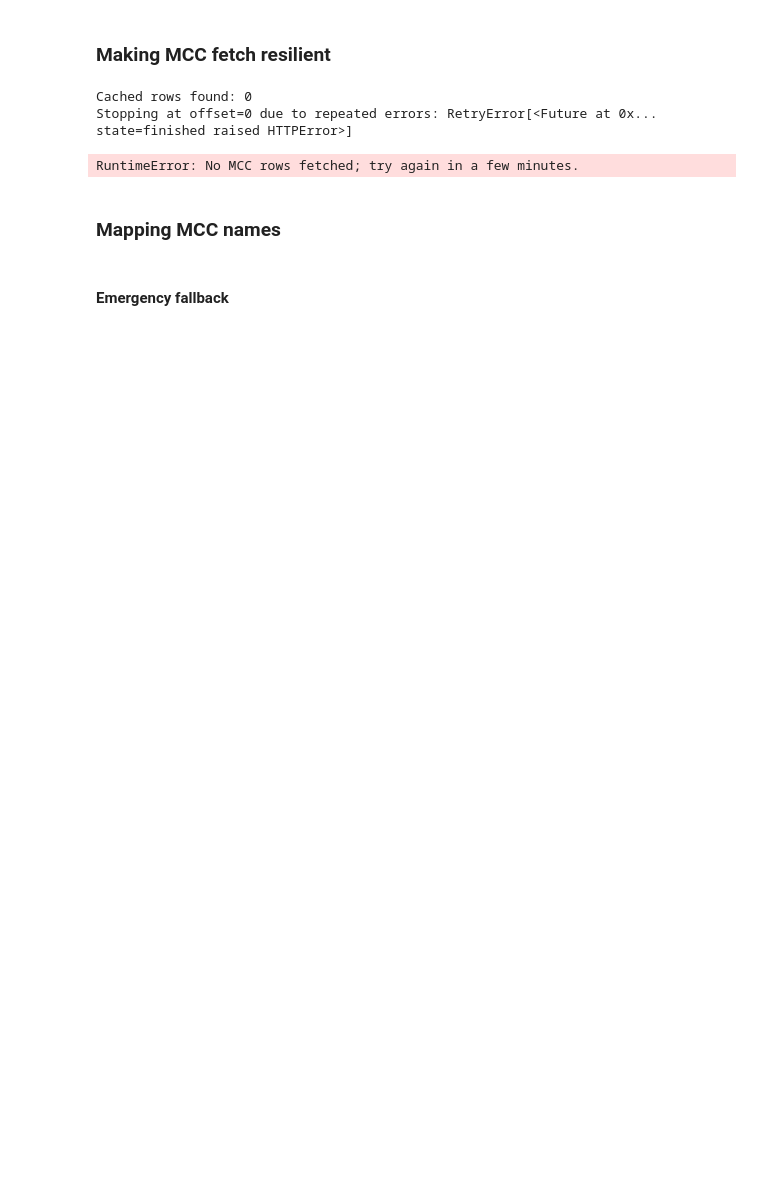
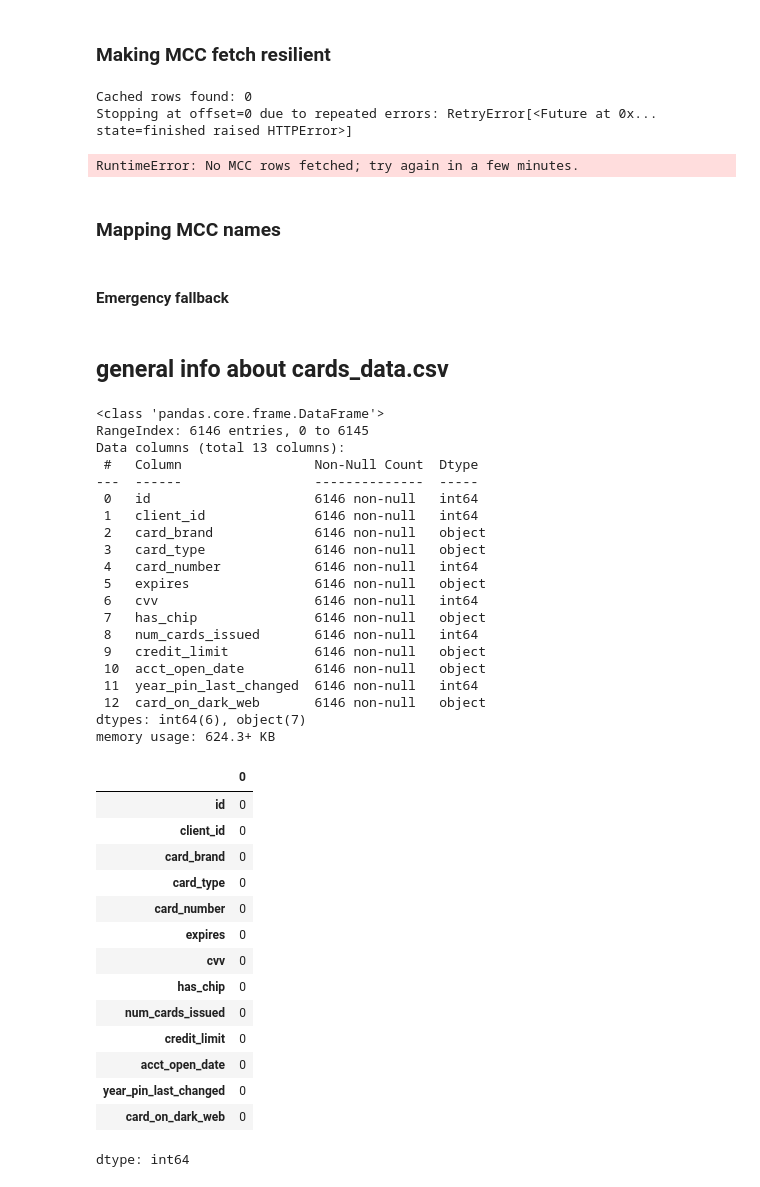
Before and after one commit to Aljawharah004/Bank-Analysis, a Jupyter notebook: datadrip.ipynb, the cells around one changed output. Drawn from its saved outputs; the diff is of its cells as text; code cells hidden in the pictures; blank space fills up the shorter version.

```diff
--- a/datadrip.ipynb
+++ b/datadrip.ipynb
@@ -188,3 +188,54 @@ tx["mcc_str"] = tx["mcc"].astype(str).str.extract(r"(\d{4})")[0].str.zfill(4)
 tx["mcc_name"] = tx["mcc_str"].map(minimal_map).fillna("Unknown")
 tx.to_csv("transactions_with_mcc_names_partial.csv", index=False)
 print("Saved transactions_with_mcc_names_partial.csv (temporary mapping)")
+# %% [markdown]
+## general info about cards_data.csv
+# %%
+import pandas as pd
+
+df = pd.read_csv("cards_data.csv")
+
+# General structure
+df.info()
+
+# Quick statistics
+df.describe(include="all")
+
+# Missing values count
+df.isnull().sum()
+# %% [output]
+<class 'pandas.core.frame.DataFrame'>
+RangeIndex: 6146 entries, 0 to 6145
+Data columns (total 13 columns):
+ #   Column                 Non-Null Count  Dtype
+---  ------                 --------------  -----
+ 0   id                     6146 non-null   int64
+ 1   client_id              6146 non-null   int64
+ 2   card_brand             6146 non-null   object
+ 3   card_type              6146 non-null   object
+ 4   card_number            6146 non-null   int64
+ 5   expires                6146 non-null   object
+ 6   cvv                    6146 non-null   int64
+ 7   has_chip               6146 non-null   object
+ 8   num_cards_issued       6146 non-null   int64
+ 9   credit_limit           6146 non-null   object
+ 10  acct_open_date         6146 non-null   object
+ 11  year_pin_last_changed  6146 non-null   int64
+ 12  card_on_dark_web       6146 non-null   object
+dtypes: int64(6), object(7)
+memory usage: 624.3+ KB
+|  | 0 |
+| id | 0 |
+| client_id | 0 |
+| card_brand | 0 |
+| card_type | 0 |
+| card_number | 0 |
+| expires | 0 |
+| cvv | 0 |
+| has_chip | 0 |
+| num_cards_issued | 0 |
+| credit_limit | 0 |
+| acct_open_date | 0 |
+| year_pin_last_changed | 0 |
+| card_on_dark_web | 0 |
+dtype: int64
```
Also changed, not shown: parts of 12 cells of this notebook.
